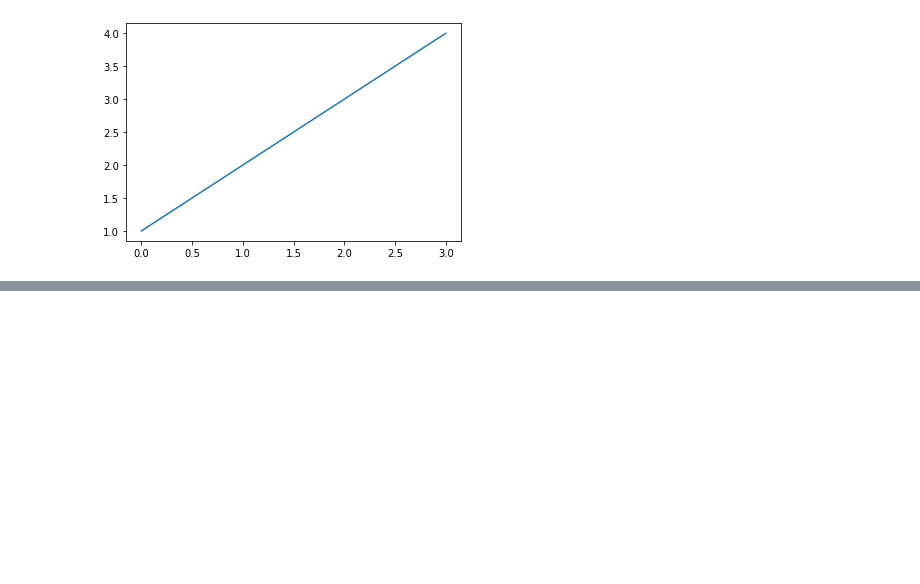
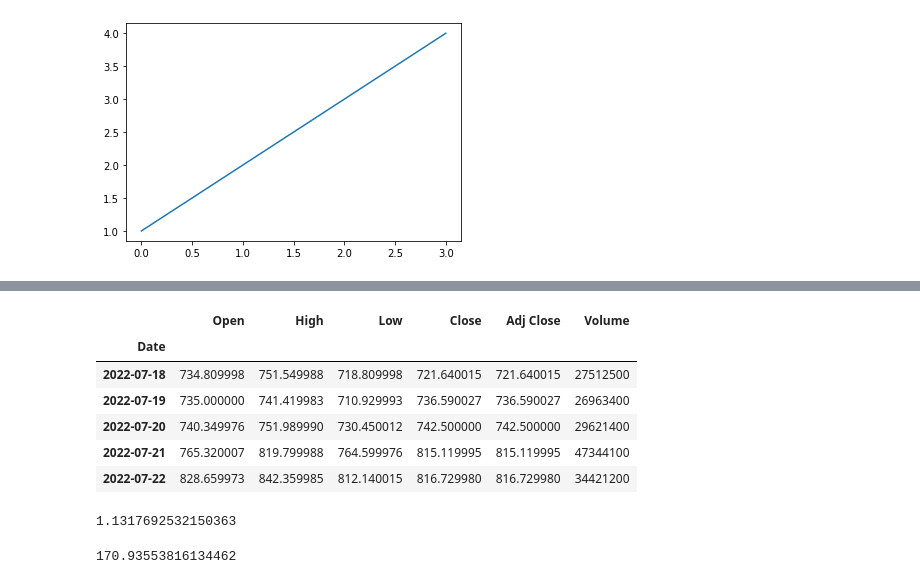
Before and after one commit to Kuo2022/20220702-python, a Jupyter notebook: 20220723.ipynb, the cells around one changed output, grey strips where cells are left out. Saved outputs shown, nothing was run; the diff lists cells and outputs as text; code cells hidden in the pictures; blank space fills up the shorter version.

```diff
--- a/20220723.ipynb
+++ b/20220723.ipynb
@@ -193,0 +218,18 @@ plt.title = "line chart"
+# %%
+df[-5:]
+# %% [output]
+|  | Open | High | Low | Close | Adj Close | Volume |
+| Date |  |  |  |  |  |  |
+| 2022-07-18 | 734.809998 | 751.549988 | 718.809998 | 721.640015 | 721.640015 | 27512500 |
+| 2022-07-19 | 735.000000 | 741.419983 | 710.929993 | 736.590027 | 736.590027 | 26963400 |
+| 2022-07-20 | 740.349976 | 751.989990 | 730.450012 | 742.500000 | 742.500000 | 29621400 |
+| 2022-07-21 | 765.320007 | 819.799988 | 764.599976 | 815.119995 | 815.119995 | 47344100 |
+| 2022-07-22 | 828.659973 | 842.359985 | 812.140015 | 816.729980 | 816.729980 | 34421200 |
+# %%
+df[-5:]['Close'][-1]/df[-5:]['Close'][0]
+# %% [output]
+1.1317692532150363
+# %%
+df['Close'][-1]/df['Close'][0]
+# %% [output]
+170.93553816134462
```
Also changed, not shown: parts of 6 cells of this notebook.
